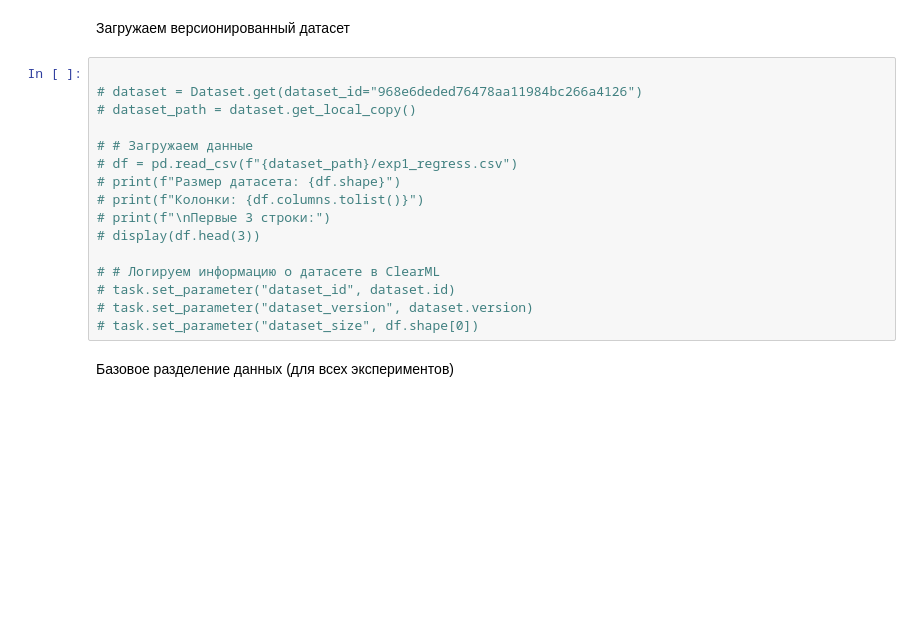
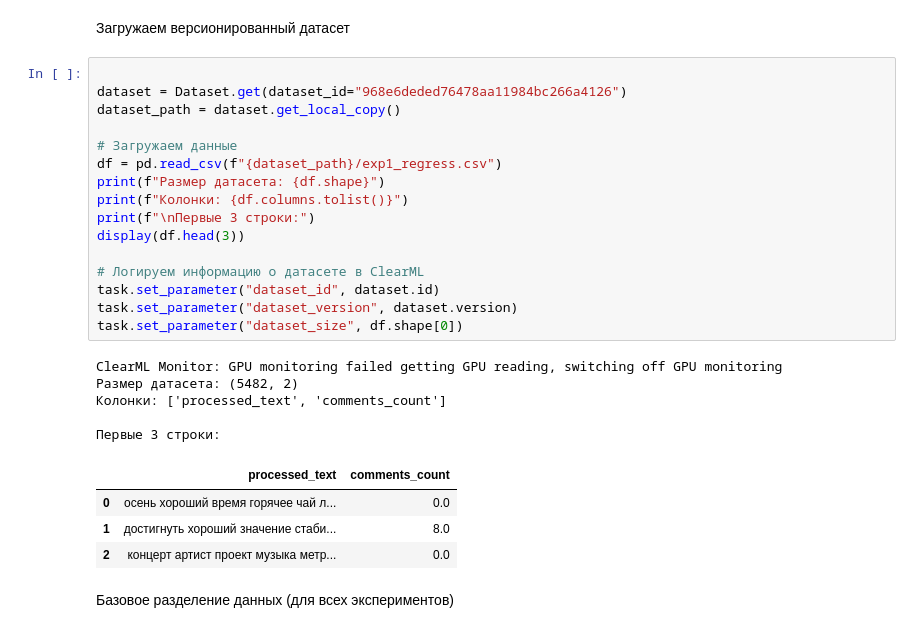
Before and after one commit to lizkagit/course_project_nlp_mlops, a Jupyter notebook: notebooks/course_mlops.ipynb, the cells around one changed output. Drawn from its saved outputs; the diff is of its cells as text; blank space fills up the shorter version.

```diff
--- a/notebooks/course_mlops.ipynb
+++ b/notebooks/course_mlops.ipynb
@@ -675,20 +682,30 @@ logger = task.get_logger()
 Загружаем версионированный датасет
 # %%
 
-# dataset = Dataset.get(dataset_id="968e6deded76478aa11984bc266a4126")
-# dataset_path = dataset.get_local_copy()
+dataset = Dataset.get(dataset_id="968e6deded76478aa11984bc266a4126")
+dataset_path = dataset.get_local_copy()
 
-# # Загружаем данные
-# df = pd.read_csv(f"{dataset_path}/exp1_regress.csv")
-# print(f"Размер датасета: {df.shape}")
-# print(f"Колонки: {df.columns.tolist()}")
-# print(f"\nПервые 3 строки:")
-# display(df.head(3))
+# Загружаем данные
+df = pd.read_csv(f"{dataset_path}/exp1_regress.csv")
+print(f"Размер датасета: {df.shape}")
+print(f"Колонки: {df.columns.tolist()}")
+print(f"\nПервые 3 строки:")
+display(df.head(3))
 
-# # Логируем информацию о датасете в ClearML
-# task.set_parameter("dataset_id", dataset.id)
-# task.set_parameter("dataset_version", dataset.version)
-# task.set_parameter("dataset_size", df.shape[0])
+# Логируем информацию о датасете в ClearML
+task.set_parameter("dataset_id", dataset.id)
+task.set_parameter("dataset_version", dataset.version)
+task.set_parameter("dataset_size", df.shape[0])
+# %% [output]
+ClearML Monitor: GPU monitoring failed getting GPU reading, switching off GPU monitoring
+Размер датасета: (5482, 2)
+Колонки: ['processed_text', 'comments_count']
+
+Первые 3 строки:
+|  | processed_text | comments_count |
+| 0 | осень хороший время горячее чай л... | 0.0 |
+| 1 | достигнуть хороший значение стаби... | 8.0 |
+| 2 | концерт артист проект музыка метр... | 0.0 |
 # %% [markdown]
 Базовое разделение данных (для всех экспериментов)
 # %%
```
Also changed, not shown: parts of 5 cells of this notebook, 9 other files.
